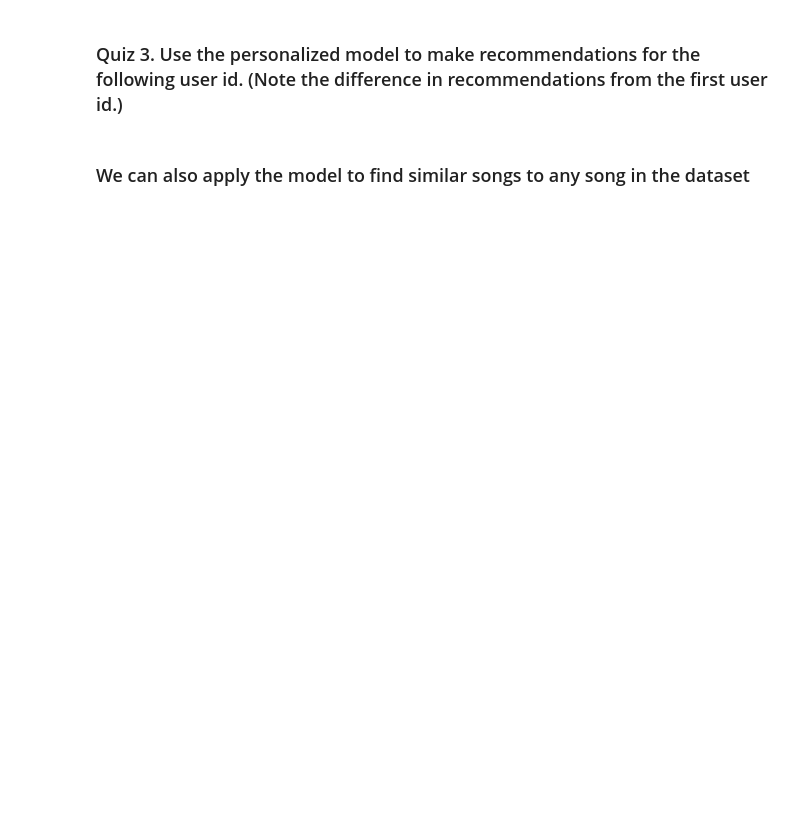
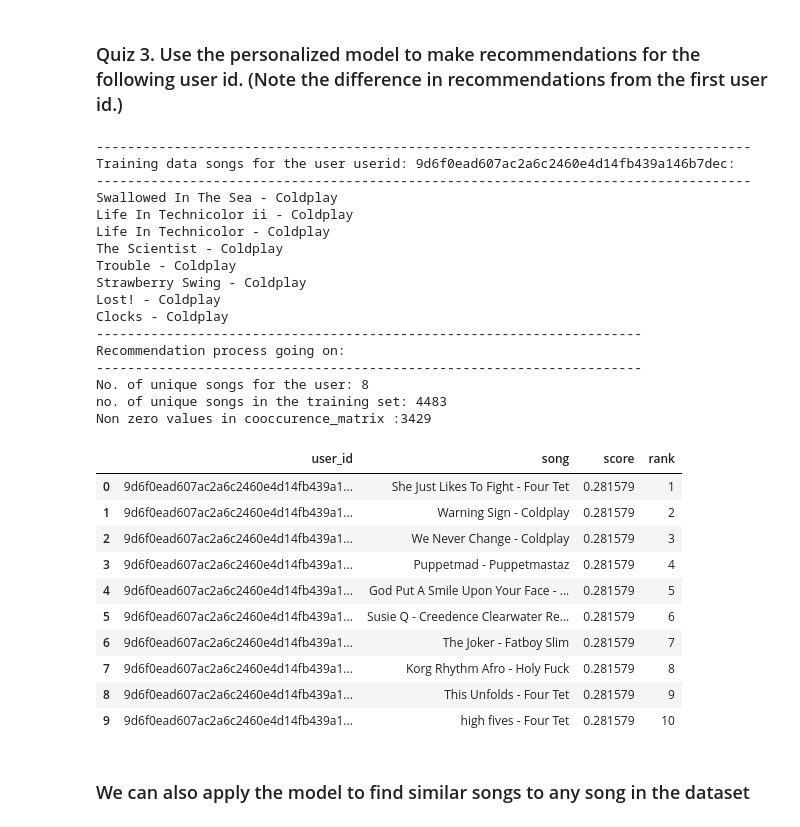
Before and after one commit to dvysardana/RecommenderSystems_PyData_2016, a Jupyter notebook: Song Recommender_Python.ipynb, the cells around one changed output. Drawn from its saved outputs; the diff is of its cells as text; code cells hidden in the pictures; blank space fills up the shorter version.

```diff
--- a/Song Recommender_Python.ipynb
+++ b/Song Recommender_Python.ipynb
@@ -134,3 +238,50 @@ user_id = users[7]
+# %%
+user_id = users[7]
+#Fill in the code here
+user_items = is_model.get_user_items(user_id)
+#
+print("------------------------------------------------------------------------------------")
+print("Training data songs for the user userid: %s:" % user_id)
+print("------------------------------------------------------------------------------------")
+
+for user_item in user_items:
+    print(user_item)
+
+print("----------------------------------------------------------------------")
+print("Recommendation process going on:")
+print("----------------------------------------------------------------------")
+
+#Recommend songs for the user using personalized model
+is_model.recommend(user_id)
+# %% [output]
+------------------------------------------------------------------------------------
+Training data songs for the user userid: 9d6f0ead607ac2a6c2460e4d14fb439a146b7dec:
+------------------------------------------------------------------------------------
+Swallowed In The Sea - Coldplay
+Life In Technicolor ii - Coldplay
+Life In Technicolor - Coldplay
+The Scientist - Coldplay
+Trouble - Coldplay
+Strawberry Swing - Coldplay
+Lost! - Coldplay
+Clocks - Coldplay
+----------------------------------------------------------------------
+Recommendation process going on:
+----------------------------------------------------------------------
+No. of unique songs for the user: 8
+no. of unique songs in the training set: 4483
+Non zero values in cooccurence_matrix :3429
+|  | user_id | song | score | rank |
+| 0 | 9d6f0ead607ac2a6c2460e4d14fb439a1... | She Just Likes To Fight - Four Tet | 0.281579 | 1 |
+| 1 | 9d6f0ead607ac2a6c2460e4d14fb439a1... | Warning Sign - Coldplay | 0.281579 | 2 |
+| 2 | 9d6f0ead607ac2a6c2460e4d14fb439a1... | We Never Change - Coldplay | 0.281579 | 3 |
+| 3 | 9d6f0ead607ac2a6c2460e4d14fb439a1... | Puppetmad - Puppetmastaz | 0.281579 | 4 |
+| 4 | 9d6f0ead607ac2a6c2460e4d14fb439a1... | God Put A Smile Upon Your Face - ... | 0.281579 | 5 |
+| 5 | 9d6f0ead607ac2a6c2460e4d14fb439a1... | Susie Q - Creedence Clearwater Re... | 0.281579 | 6 |
+| 6 | 9d6f0ead607ac2a6c2460e4d14fb439a1... | The Joker - Fatboy Slim | 0.281579 | 7 |
+| 7 | 9d6f0ead607ac2a6c2460e4d14fb439a1... | Korg Rhythm Afro - Holy Fuck | 0.281579 | 8 |
+| 8 | 9d6f0ead607ac2a6c2460e4d14fb439a1... | This Unfolds - Four Tet | 0.281579 | 9 |
+| 9 | 9d6f0ead607ac2a6c2460e4d14fb439a1... | high fives - Four Tet | 0.281579 | 10 |
 # %% [markdown]
 ### We can also apply the model to find similar songs to any song in the dataset
 # %%
```
Also changed, not shown: parts of 22 cells of this notebook.
